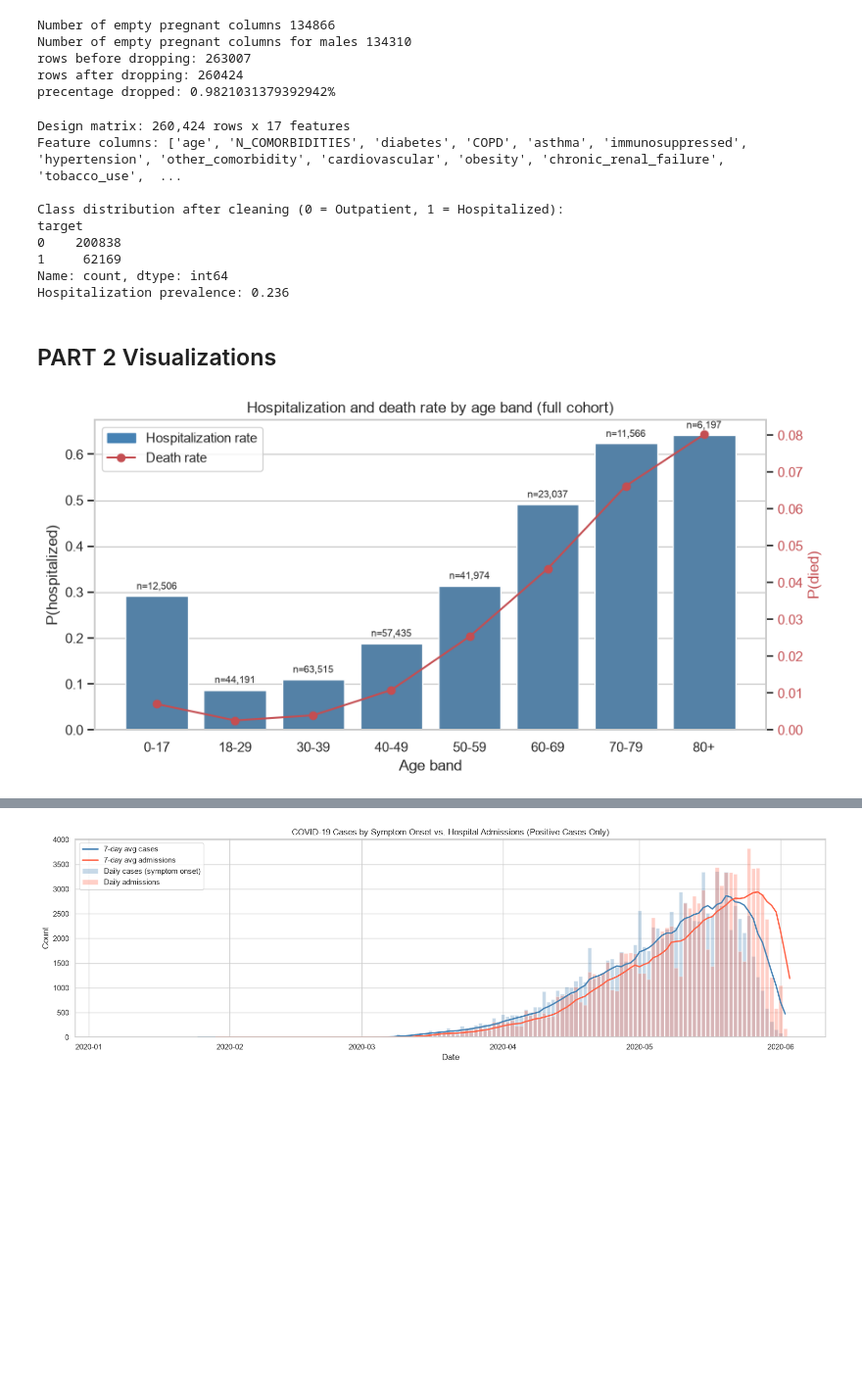
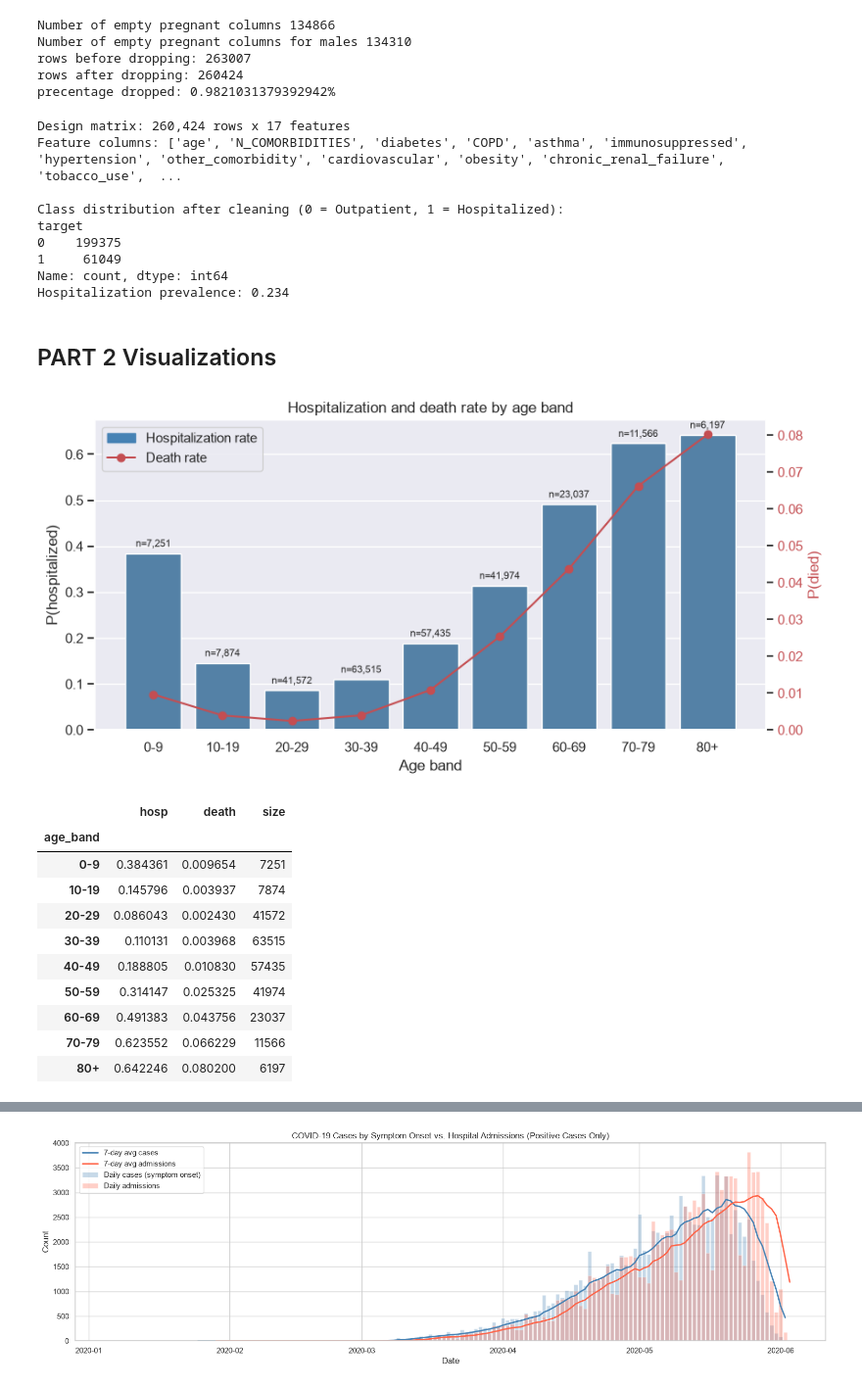
Before and after one commit to dfd0430/ml, a Jupyter notebook: project_notebook_v3.ipynb, the cells around one changed output, grey strips where cells are left out. Shown at 98% size. Drawn from its saved outputs; the diff is of its cells as text; code cells hidden in the pictures; blank space fills up the shorter version.

```diff
--- a/project_notebook_v3.ipynb
+++ b/project_notebook_v3.ipynb
@@ -287,17 +287,17 @@ y = training_df['target']
 print(f"Design matrix: {X.shape[0]:,} rows x {X.shape[1]} features")
 print(f"Feature columns: {feature_cols}")
 print("\nClass distribution after cleaning (0 = Outpatient, 1 = Hospitalized):")
-print(df['target'].value_counts().sort_index())
-print(f"Hospitalization prevalence: {df['target'].mean():.3f}")
+print(visualization_df['target'].value_counts().sort_index())
+print(f"Hospitalization prevalence: {visualization_df['target'].mean():.3f}")
 # %% [output]
 Design matrix: 260,424 rows x 17 features
 Feature columns: ['age', 'N_COMORBIDITIES', 'diabetes', 'COPD', 'asthma', 'immunosuppressed', 'hypertension', 'other_comorbidity', 'cardiovascular', 'obesity', 'chronic_renal_failure', 'tobacco_use',  ...
 
 Class distribution after cleaning (0 = Outpatient, 1 = Hospitalized):
 target
-0    200838
-1     62169
+0    199375
+1     61049
 Name: count, dtype: int64
-Hospitalization prevalence: 0.236
+Hospitalization prevalence: 0.234
 # %% [markdown]
 ## PART 2 Visualizations
@@ -307,32 +304,44 @@ df = visualization_df
 # %%
 # EDA plot 1: hospitalization AND death rate by age band (full cohort)
-age_bins = [0, 18, 30, 40, 50, 60, 70, 80, 120]
-age_labels = ['0-17', '18-29', '30-39', '40-49', '50-59', '60-69', '70-79', '80+']
-tmp = df.assign(age_band=pd.cut(df['age'], bins=age_bins,
+age_bins = [0, 10, 20, 30, 40, 50, 60, 70, 80, 120]
+age_labels = ['0-9', '10-19', '20-29', '30-39', '40-49', '50-59', '60-69', '70-79',  '80+']
+tmp = visualization_df.assign(age_band=pd.cut(visualization_df['age'], bins=age_bins,
                                 labels=age_labels, right=False))
 by_age = tmp.groupby('age_band', observed=True).agg(
     hosp=('target', 'mean'), death=('died', 'mean'), size=('target', 'size'))
 
 fig, ax = plt.subplots(figsize=(9, 4.5))
 sns.barplot(x=by_age.index, y=by_age['hosp'], color='steelblue', ax=ax)
-ax.set_title('Hospitalization and death rate by age band (full cohort)')
+ax.set_title('Hospitalization and death rate by age band')
 ax.set_xlabel('Age band'); ax.set_ylabel('P(hospitalized)')
 for i, (m, n) in enumerate(zip(by_age['hosp'], by_age['size'])):
     ax.text(i, m + 0.01, f'n={n:,}', ha='center', va='bottom', fontsize=8)
 
 # Death rate overlaid on a secondary axis.
 ax2 = ax.twinx()
 ax2.plot(range(len(by_age)), by_age['death'], 'o-', color='#C44E52')
 ax2.set_ylabel('P(died)', color='#C44E52')
 ax2.tick_params(axis='y', labelcolor='#C44E52')
 ax2.set_ylim(bottom=0); ax2.grid(False)
 
 ax.legend(handles=[Patch(color='steelblue', label='Hospitalization rate'),
                    Line2D([0], [0], color='#C44E52', marker='o', label='Death rate')],
           loc='upper left')
 plt.tight_layout(); plt.show()
+by_age
 # %% [output]
-[figure, old version]
+[figure, new version]
+|  | hosp | death | size |
+| age_band |  |  |  |
+| 0-9 | 0.384361 | 0.009654 | 7251 |
+| 10-19 | 0.145796 | 0.003937 | 7874 |
+| 20-29 | 0.086043 | 0.002430 | 41572 |
+| 30-39 | 0.110131 | 0.003968 | 63515 |
+| 40-49 | 0.188805 | 0.010830 | 57435 |
+| 50-59 | 0.314147 | 0.025325 | 41974 |
+| 60-69 | 0.491383 | 0.043756 | 23037 |
+| 70-79 | 0.623552 | 0.066229 | 11566 |
+| 80+ | 0.642246 | 0.080200 | 6197 |
 # %%
 # EDA plot 2: hospitalization AND death rate by comorbidity burden and by sex
 
```
Also changed, not shown: parts of 6 cells of this notebook.
